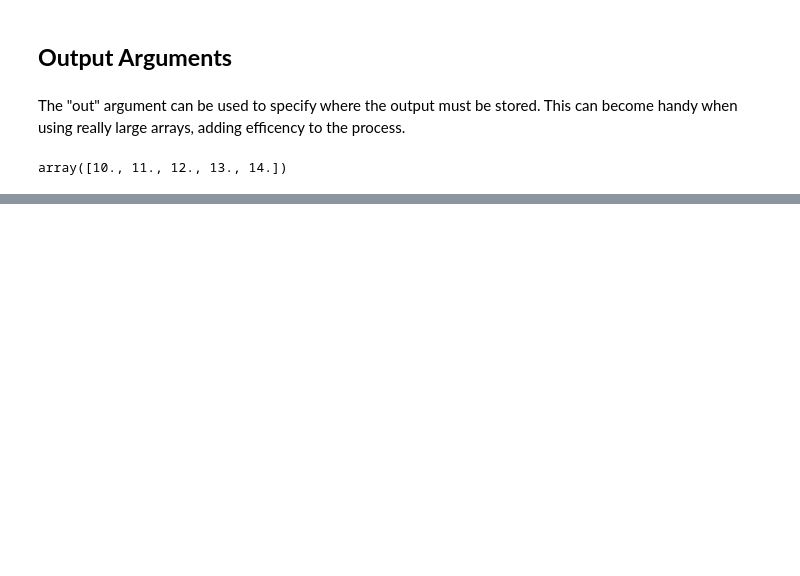
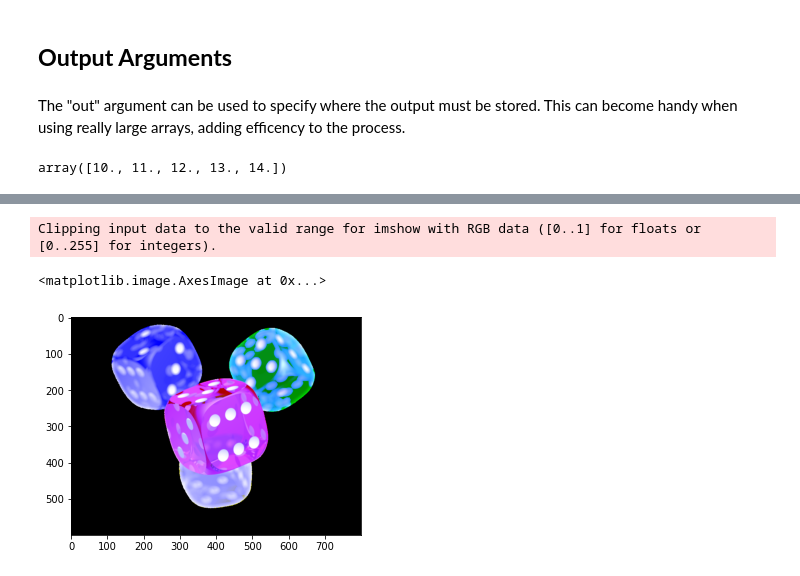
Before and after one commit to tarsojabbes/data-visualization, a Jupyter notebook: NumPy.ipynb, the cells around one changed output, grey strips where cells are left out. Cells and saved outputs as stored; diff of their text form; code cells hidden in the pictures; blank space fills up the shorter version.

```diff
--- a/NumPy.ipynb
+++ b/NumPy.ipynb
@@ -197,0 +220,9 @@ array([10., 11., 12., 13., 14.])
+# %%
+image2 = image.copy()
+image2[:,:,2] = image2[:,:,2] * 10 # Here we're incresing the blue channel in 10%
+
+plt.imshow(image2)
+# %% [output]
+Clipping input data to the valid range for imshow with RGB data ([0..1] for floats or [0..255] for integers).
+<matplotlib.image.AxesImage at 0x...>
+[figure, added]
```
Also changed, not shown: parts of 26 cells of this notebook.
